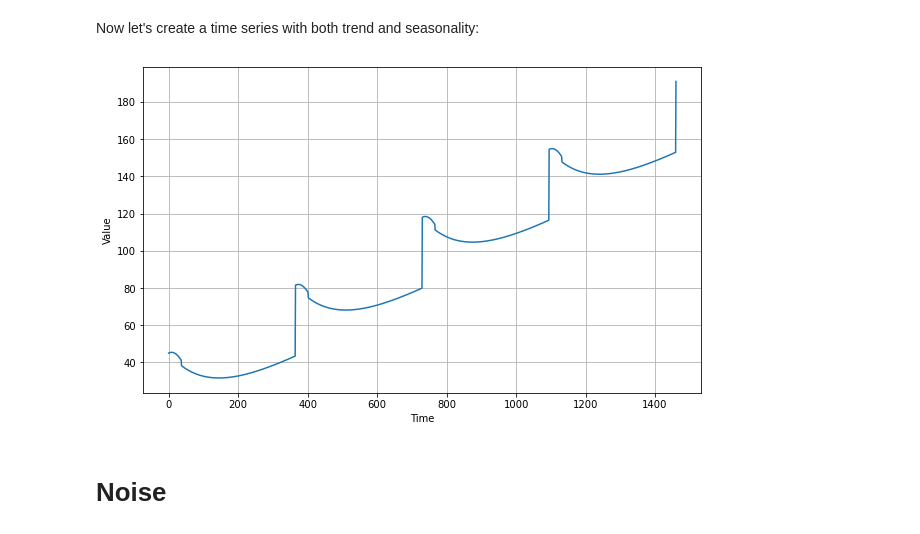
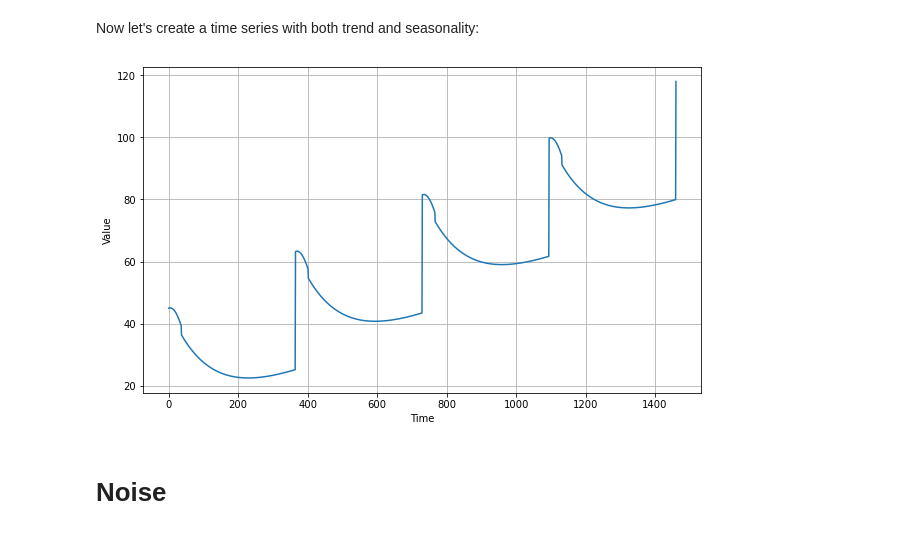
Before and after one commit to MinkyuKim26/dlaicourse, a Jupyter notebook: 코스4/S+P_Week_1_Lesson_2.ipynb, the cells around one changed output. Cells and saved outputs as stored; diff of their text form; code cells hidden in the pictures.

```diff
--- a/코스4/S+P_Week_1_Lesson_2.ipynb
+++ b/코스4/S+P_Week_1_Lesson_2.ipynb
@@ -78,14 +66,14 @@ plt.show()
 # %% [markdown]
 Now let's create a time series with both trend and seasonality:
 # %%
-slope = 0.1 # 기울기가 커지면 값의 상승선? 이 커지기 때문에 변동 부분의 비중이 작게 나온다. 그렇다고 변동 크기가 작아지는건 아니다.
+slope = 0.05 # 기울기가 커지면 값의 상승선? 이 커지기 때문에 변동 부분의 비중이 작게 나온다. 그렇다고 변동 크기가 작아지는건 아니다.
 series = baseline + trend(time, slope) + seasonality(time, period=365, amplitude=amplitude) # Y값 설정
 
 plt.figure(figsize=(10, 6))
 plot_series(time, series)
 plt.show()
 # %% [output]
-[figure, old version]
+[figure, new version]
 # %% [markdown]
 # Noise
 # %% [markdown]
```
Also changed, not shown: parts of 19 cells of this notebook.
